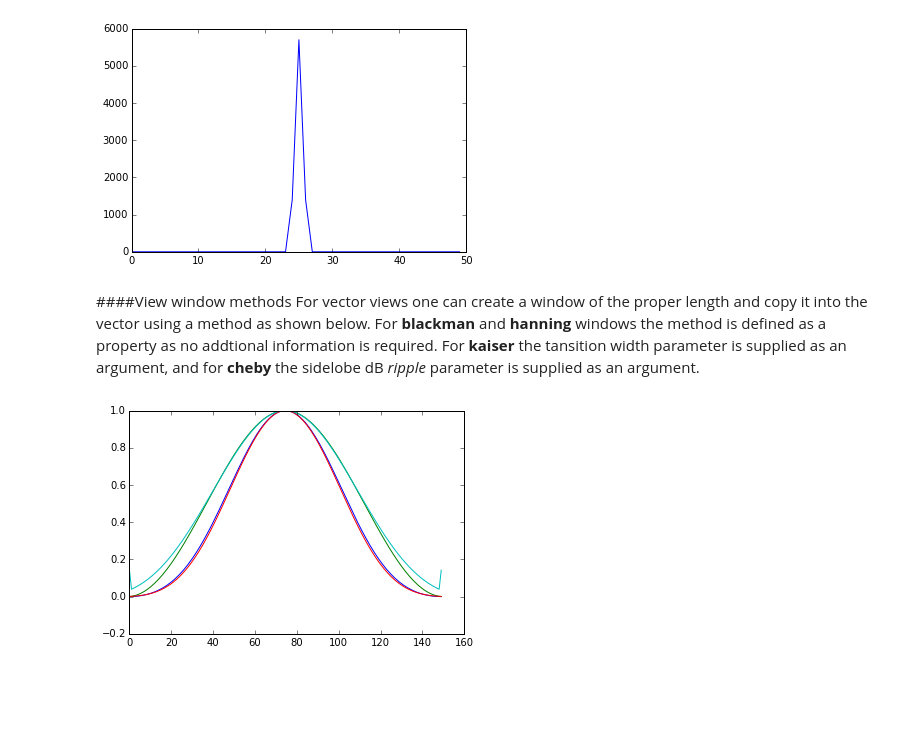
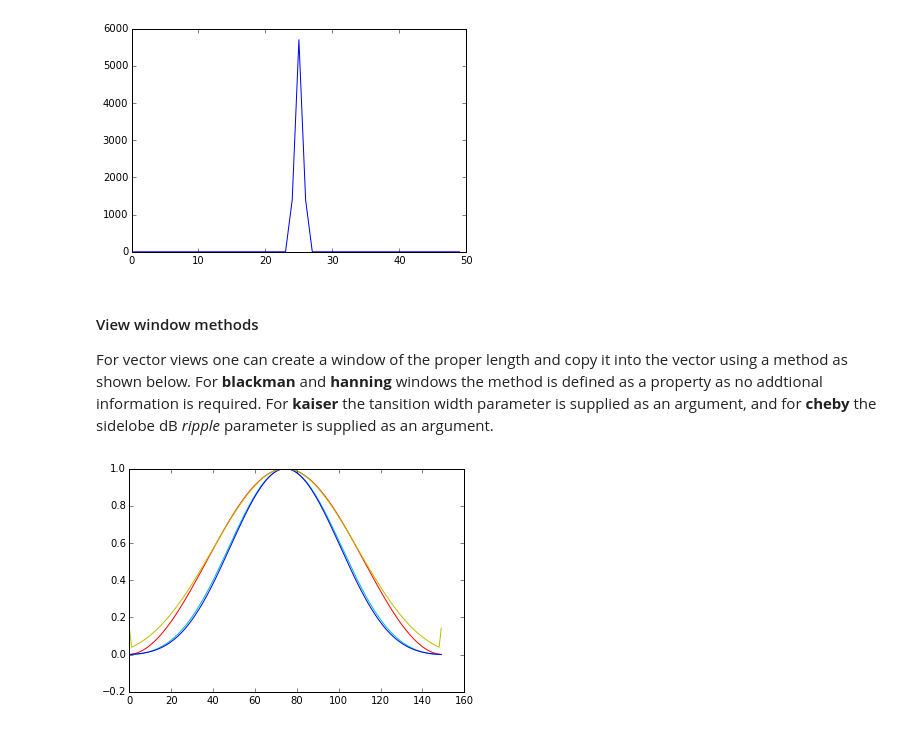
Before and after one commit to rrjudd/jvsip, a Jupyter notebook: doc/notebooks/Info_WindowsNB.ipynb, the cells around one changed output. Drawn from its saved outputs; the diff is of its cells as text; code cells hidden in the pictures; blank space fills up the shorter version.

```diff
--- a/doc/notebooks/Info_WindowsNB.ipynb
+++ b/doc/notebooks/Info_WindowsNB.ipynb
@@ -45,15 +45,15 @@ plt.plot(z[50:100].list)
 [<matplotlib.lines.Line2D at 0x...>]
 [figure]
 # %% [markdown]
-####View window methods
+#### View window methods
 For vector views one can create a window of the proper length and copy it into the vector using a method as shown below. For **blackman** and **hanning** windows the method is defined as a property as no addtional information is required. For **kaiser** the tansition width parameter is supplied as an argument, and for **cheby** the sidelobe dB *ripple* parameter is supplied as an argument.
 # %%
 a=pjv.create('vview_d',150)
-plt.plot(a.blackman.list)
+plt.plot(a.blackman.list,'c')
 plt.hold = True
-plt.plot(a.hanning.list)
-plt.plot(a.kaiser(9).list)
-plt.plot(a.cheby(50).list)
+plt.plot(a.hanning.list,'r')
+plt.plot(a.kaiser(9).list,'b')
+plt.plot(a.cheby(50).list,'y')
 plt.hold = False
 # %% [output]
-[figure, old version]
+[figure, new version]
```
Also changed, not shown: parts of 2 cells of this notebook, 6 other files.
